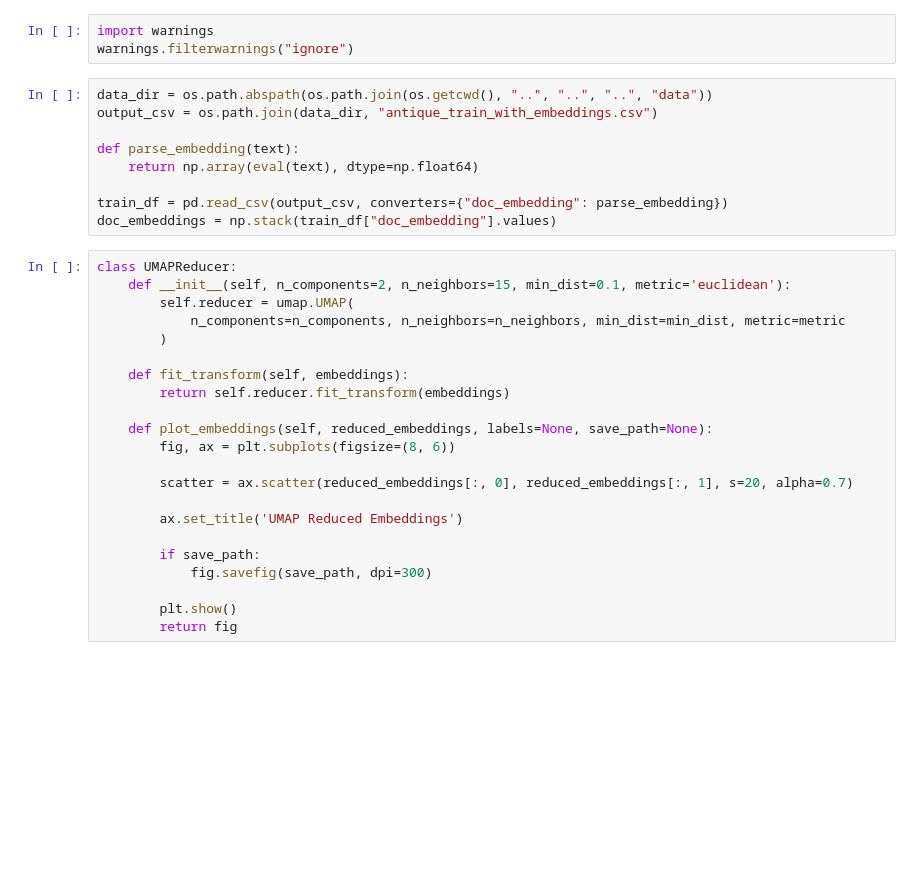
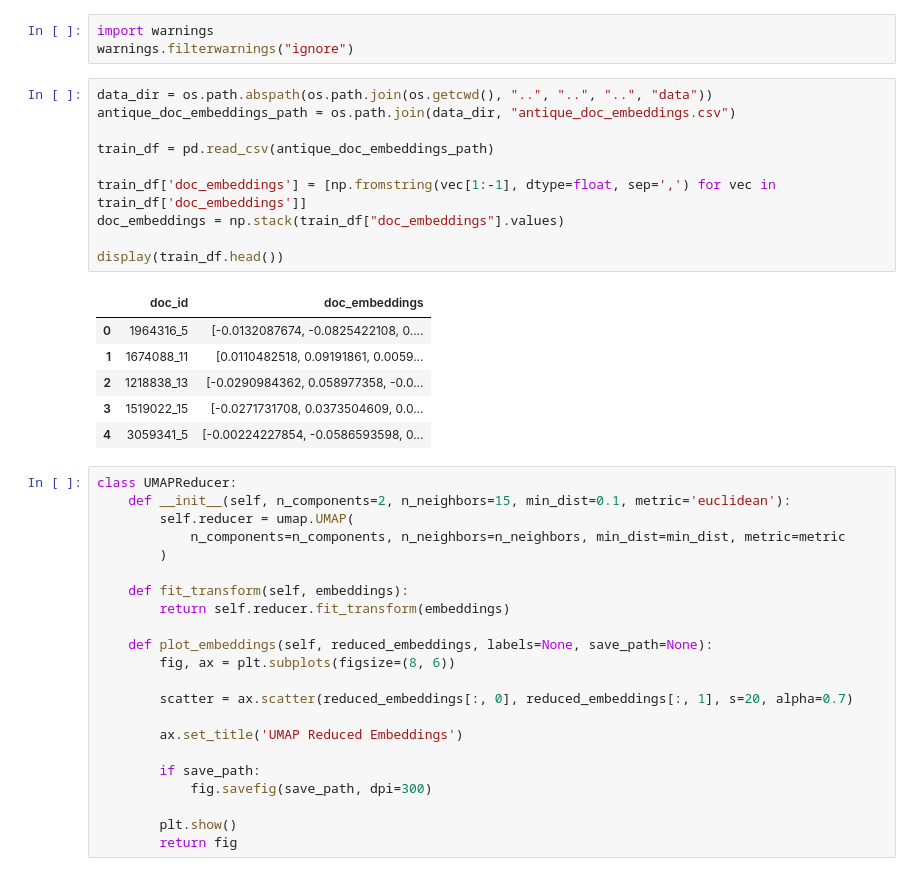
Before and after one commit to dsgt-arc/qclef-2025-clustering, a Jupyter notebook: src/models/ipynb-versions/ClusteringPipeline.ipynb, the cells around one changed output. Saved outputs shown, nothing was run; the diff lists cells and outputs as text; blank space fills up the shorter version.

```diff
--- a/src/models/ipynb-versions/ClusteringPipeline.ipynb
+++ b/src/models/ipynb-versions/ClusteringPipeline.ipynb
@@ -17,13 +17,21 @@ import warnings
 warnings.filterwarnings("ignore")
 # %%
 data_dir = os.path.abspath(os.path.join(os.getcwd(), "..", "..", "..", "data"))
-output_csv = os.path.join(data_dir, "antique_train_with_embeddings.csv")
+antique_doc_embeddings_path = os.path.join(data_dir, "antique_doc_embeddings.csv")
 
-def parse_embedding(text):
-    return np.array(eval(text), dtype=np.float64)
+train_df = pd.read_csv(antique_doc_embeddings_path)
 
-train_df = pd.read_csv(output_csv, converters={"doc_embedding": parse_embedding})
-doc_embeddings = np.stack(train_df["doc_embedding"].values)
+train_df['doc_embeddings'] = [np.fromstring(vec[1:-1], dtype=float, sep=',') for vec in train_df['doc_embeddings']]
+doc_embeddings = np.stack(train_df["doc_embeddings"].values)
+
+display(train_df.head())
+# %% [output]
+|  | doc_id | doc_embeddings |
+| 0 | 1964316_5 | [-0.0132087674, -0.0825422108, 0.... |
+| 1 | 1674088_11 | [0.0110482518, 0.09191861, 0.0059... |
+| 2 | 1218838_13 | [-0.0290984362, 0.058977358, -0.0... |
+| 3 | 1519022_15 | [-0.0271731708, 0.0373504609, 0.0... |
+| 4 | 3059341_5 | [-0.00224227854, -0.0586593598, 0... |
 # %%
 class UMAPReducer:
     def __init__(self, n_components=2, n_neighbors=15, min_dist=0.1, metric='euclidean'):
```
Also changed, not shown: parts of 7 cells of this notebook.
